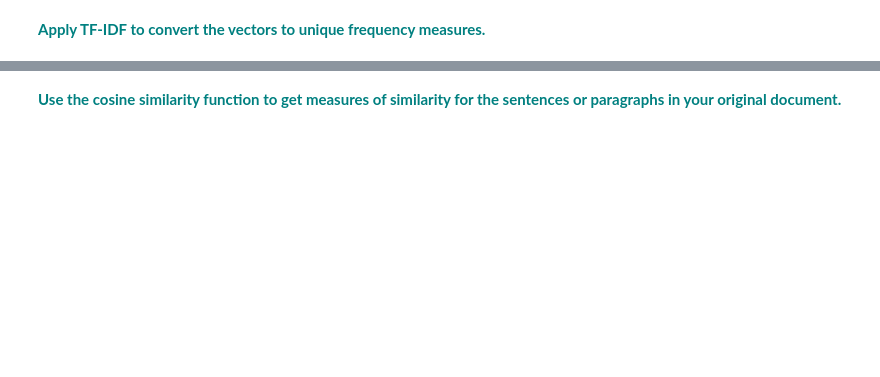
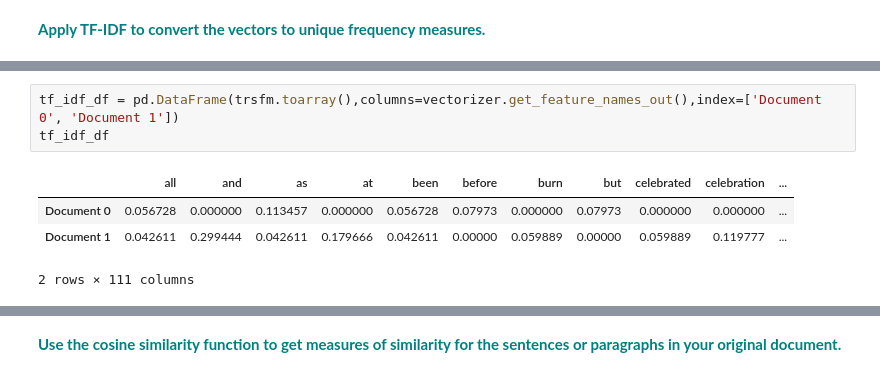
Before and after one commit to MsEM11/Cosine-Distance-Case-Study, a Jupyter notebook: Cosine_Similarity_Case_Study.ipynb, the cells around one changed output, grey strips where cells are left out. Cells and saved outputs as stored; diff of their text form; blank space fills up the shorter version.

```diff
--- a/Cosine_Similarity_Case_Study.ipynb
+++ b/Cosine_Similarity_Case_Study.ipynb
@@ -117,0 +160,8 @@ Replace the current values for `Document 0` and `Document 1` with your own sente
+# %%
+tf_idf_df = pd.DataFrame(trsfm.toarray(),columns=vectorizer.get_feature_names_out(),index=['Document 0', 'Document 1'])
+tf_idf_df
+# %% [output]
+|  | all | and | as | at | been | before | burn | but | celebrated | celebration | ... |
+| Document 0 | 0.056728 | 0.000000 | 0.113457 | 0.000000 | 0.056728 | 0.07973 | 0.000000 | 0.07973 | 0.000000 | 0.000000 | ... |
+| Document 1 | 0.042611 | 0.299444 | 0.042611 | 0.179666 | 0.042611 | 0.00000 | 0.059889 | 0.00000 | 0.059889 | 0.119777 | ... |
+2 rows × 111 columns
```
Also changed, not shown: parts of 11 cells of this notebook.
